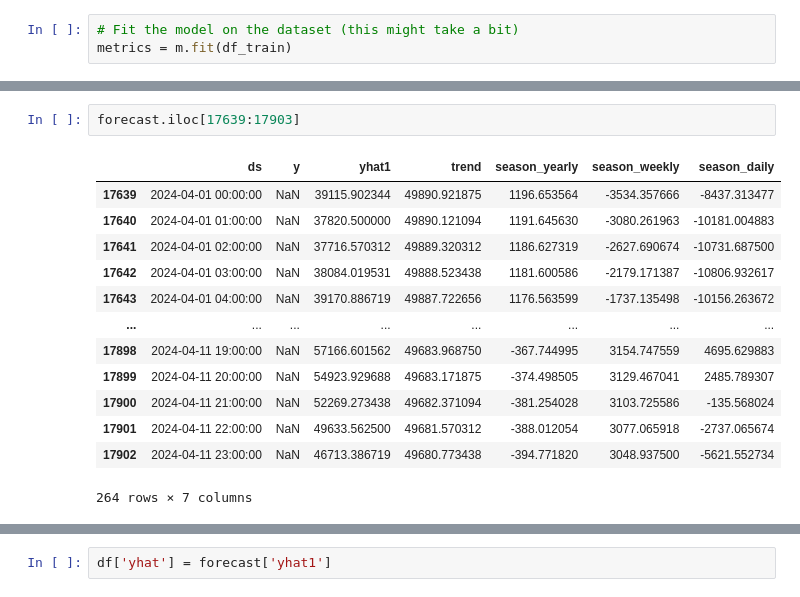
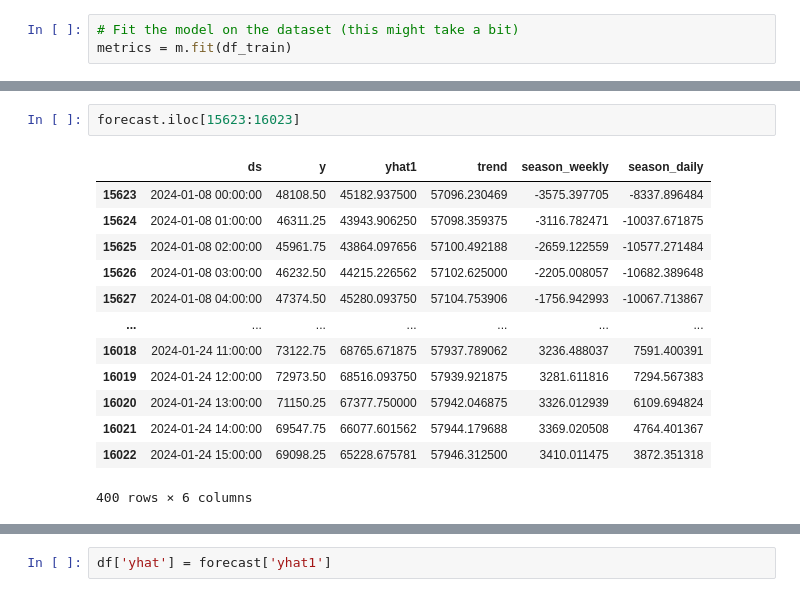
Before and after one commit to mepfel/majwo, a Jupyter notebook: predictibality_model_python/analysis.ipynb, the cells around one changed output, grey strips where cells are left out. Cells and saved outputs as stored; diff of their text form.

```diff
--- a/predictibality_model_python/analysis.ipynb
+++ b/predictibality_model_python/analysis.ipynb
@@ -68,18 +68,18 @@ FigureWidgetResampler({
                'yaxis': {'linewidth': 1.5, 'mirror': True, 'showline': True, 'title': {'text': 'y'}}}
 })
 # %%
-forecast.iloc[17639:17903]
+forecast.iloc[15623:16023]
 # %% [output]
-|  | ds | y | yhat1 | trend | season_yearly | season_weekly | season_daily |
-| 17639 | 2024-04-01 00:00:00 | NaN | 39115.902344 | 49890.921875 | 1196.653564 | -3534.357666 | -8437.313477 |
-| 17640 | 2024-04-01 01:00:00 | NaN | 37820.500000 | 49890.121094 | 1191.645630 | -3080.261963 | -10181.004883 |
-| 17641 | 2024-04-01 02:00:00 | NaN | 37716.570312 | 49889.320312 | 1186.627319 | -2627.690674 | -10731.687500 |
-| 17642 | 2024-04-01 03:00:00 | NaN | 38084.019531 | 49888.523438 | 1181.600586 | -2179.171387 | -10806.932617 |
-| 17643 | 2024-04-01 04:00:00 | NaN | 39170.886719 | 49887.722656 | 1176.563599 | -1737.135498 | -10156.263672 |
-| ... | ... | ... | ... | ... | ... | ... | ... |
-| 17898 | 2024-04-11 19:00:00 | NaN | 57166.601562 | 49683.968750 | -367.744995 | 3154.747559 | 4695.629883 |
-| 17899 | 2024-04-11 20:00:00 | NaN | 54923.929688 | 49683.171875 | -374.498505 | 3129.467041 | 2485.789307 |
-| 17900 | 2024-04-11 21:00:00 | NaN | 52269.273438 | 49682.371094 | -381.254028 | 3103.725586 | -135.568024 |
-| 17901 | 2024-04-11 22:00:00 | NaN | 49633.562500 | 49681.570312 | -388.012054 | 3077.065918 | -2737.065674 |
-| 17902 | 2024-04-11 23:00:00 | NaN | 46713.386719 | 49680.773438 | -394.771820 | 3048.937500 | -5621.552734 |
+|  | ds | y | yhat1 | trend | season_weekly | season_daily |
+| 15623 | 2024-01-08 00:00:00 | 48108.50 | 45182.937500 | 57096.230469 | -3575.397705 | -8337.896484 |
+| 15624 | 2024-01-08 01:00:00 | 46311.25 | 43943.906250 | 57098.359375 | -3116.782471 | -10037.671875 |
+| 15625 | 2024-01-08 02:00:00 | 45961.75 | 43864.097656 | 57100.492188 | -2659.122559 | -10577.271484 |
+| 15626 | 2024-01-08 03:00:00 | 46232.50 | 44215.226562 | 57102.625000 | -2205.008057 | -10682.389648 |
+| 15627 | 2024-01-08 04:00:00 | 47374.50 | 45280.093750 | 57104.753906 | -1756.942993 | -10067.713867 |
+| ... | ... | ... | ... | ... | ... | ... |
+| 16018 | 2024-01-24 11:00:00 | 73122.75 | 68765.671875 | 57937.789062 | 3236.488037 | 7591.400391 |
+| 16019 | 2024-01-24 12:00:00 | 72973.50 | 68516.093750 | 57939.921875 | 3281.611816 | 7294.567383 |
+| 16020 | 2024-01-24 13:00:00 | 71150.25 | 67377.750000 | 57942.046875 | 3326.012939 | 6109.694824 |
+| 16021 | 2024-01-24 14:00:00 | 69547.75 | 66077.601562 | 57944.179688 | 3369.020508 | 4764.401367 |
+| 16022 | 2024-01-24 15:00:00 | 69098.25 | 65228.675781 | 57946.312500 | 3410.011475 | 3872.351318 |
-264 rows × 7 columns
+400 rows × 6 columns
```
Also changed, not shown: parts of 4 cells of this notebook, 14 other files.
